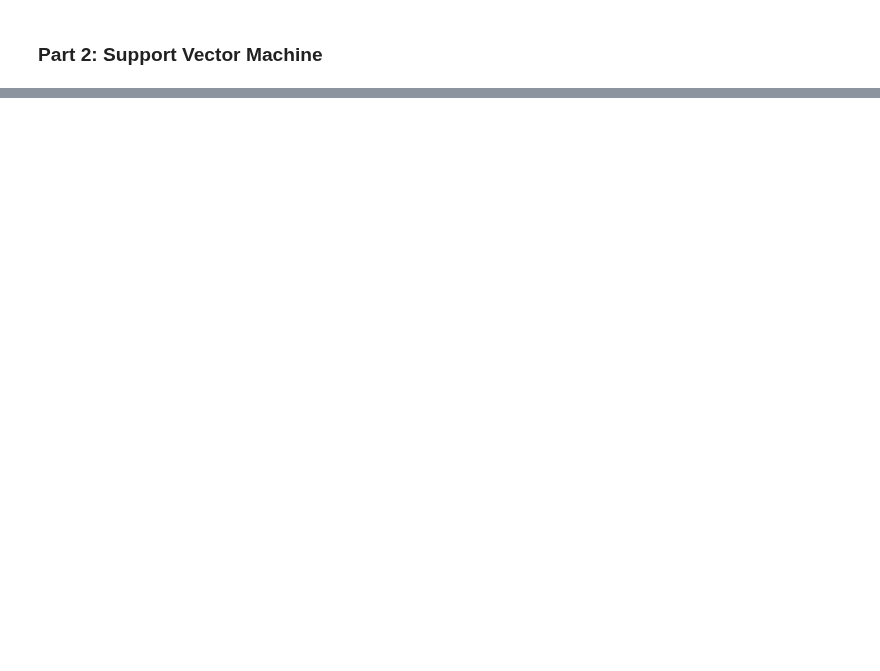
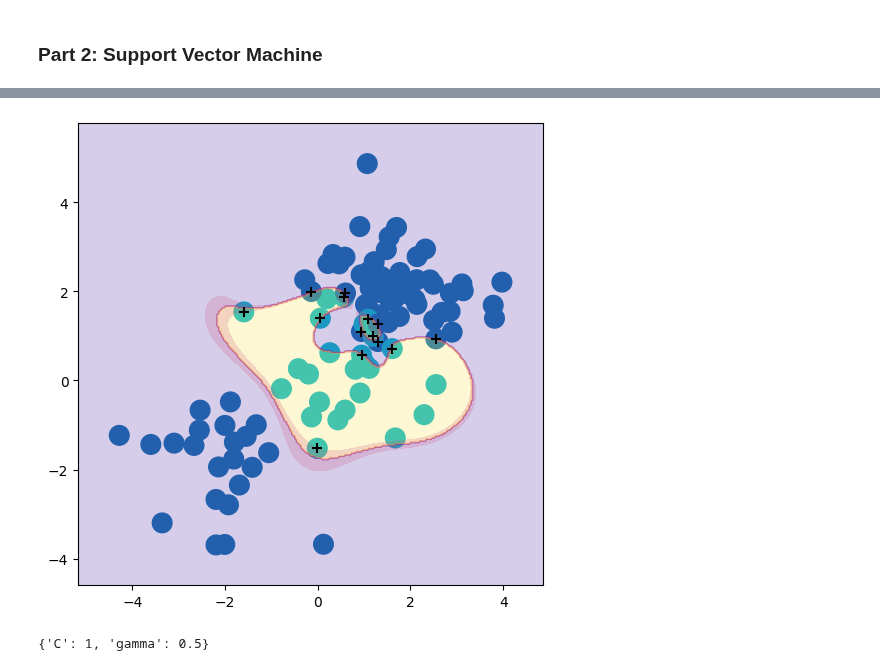
Before and after one commit to QuanPham19/statistical-modeling, a Jupyter notebook: 9-1-support-vector.ipynb, the cells around one changed output, grey strips where cells are left out. Saved outputs shown, nothing was run; the diff lists cells and outputs as text; code cells hidden in the pictures; blank space fills up the shorter version.

```diff
--- a/9-1-support-vector.ipynb
+++ b/9-1-support-vector.ipynb
@@ -98,0 +120,22 @@ plot_svm(X, y, svm_, ax=ax)
+# %%
+X_train, X_test, y_train, y_test = skm.train_test_split(X, y, test_size=0.5, random_state=0)
+svm_rbf = SVC(kernel='rbf', gamma=1, C=1e5)
+svm_rbf.fit(X_train, y_train)
+
+fig, ax = subplots(figsize=(6,6))
+plot_svm(X_train, y_train, svm_rbf, ax=ax)
+# %% [output]
+[figure, added]
+# %%
+kfold = skm.KFold(5, random_state=0, shuffle=True)
+grid = skm.GridSearchCV(
+    svm_rbf,
+    {'C': [0.1, 1, 10, 100, 1000], 'gamma': [0.5, 1, 2, 3, 4]},
+    refit=True,
+    cv=kfold,
+    scoring='accuracy'
+    )
+grid.fit(X_train, y_train)
+grid.best_params_
+# %% [output]
+{'C': 1, 'gamma': 0.5}
```
Also changed, not shown: parts of 18 cells of this notebook.
